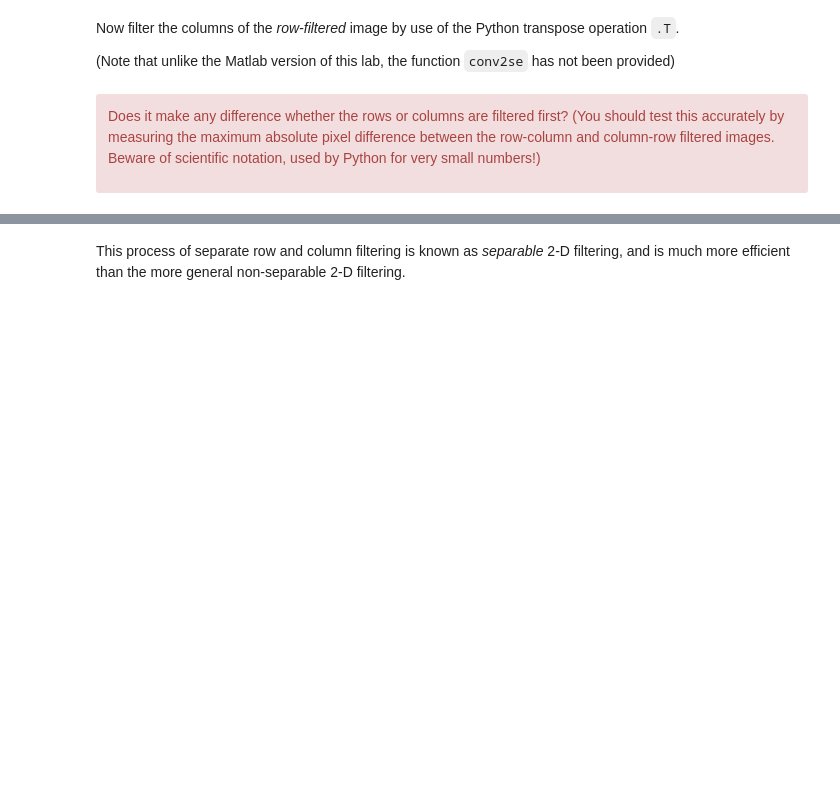
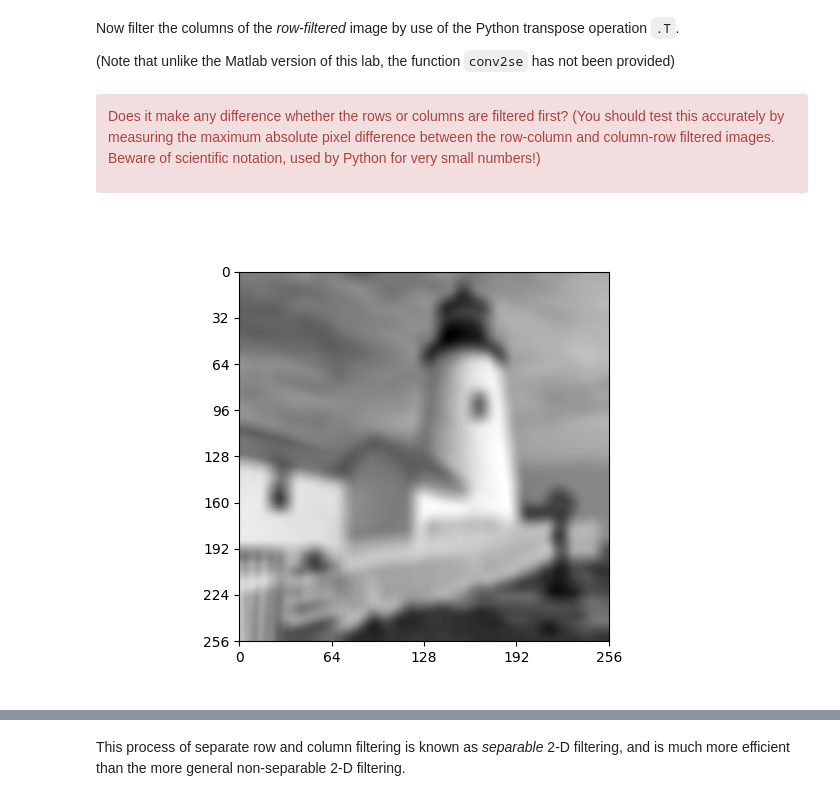
Before and after one commit to sigproc/cued_sf2_lab, a Jupyter notebook: 5-simple-image-filtering.ipynb, the cells around one changed output, grey strips where cells are left out. Saved outputs shown, nothing was run; the diff lists cells and outputs as text; code cells hidden in the pictures; blank space fills up the shorter version.

```diff
--- a/5-simple-image-filtering.ipynb
+++ b/5-simple-image-filtering.ipynb
@@ -162,0 +188,7 @@ Does it make any difference whether the rows or columns are filtered first? (You
+# %%
+# your code here
+Xf2 = convse(Xf1.T,h)
+fig, ax = plt.subplots()
+plot_image(Xf2.T, ax=ax);
+# %% [output]
+[figure, added]
```
Also changed, not shown: parts of 10 cells of this notebook, 1 other file.
